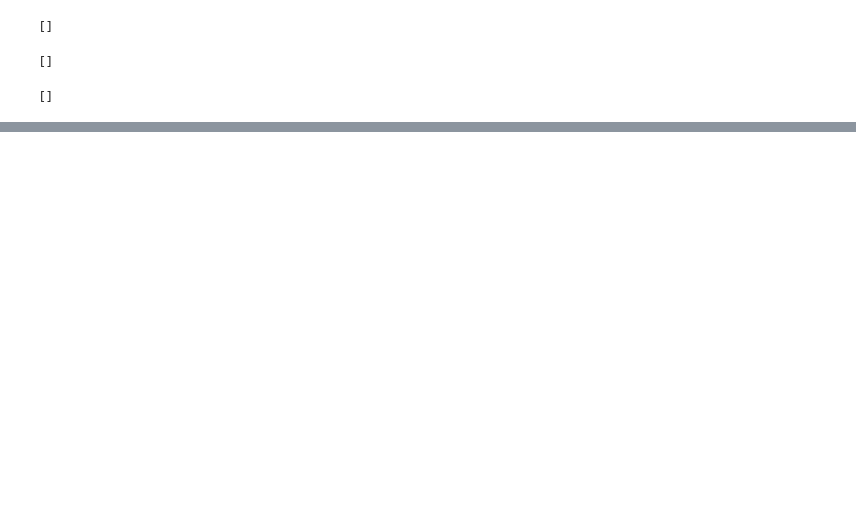
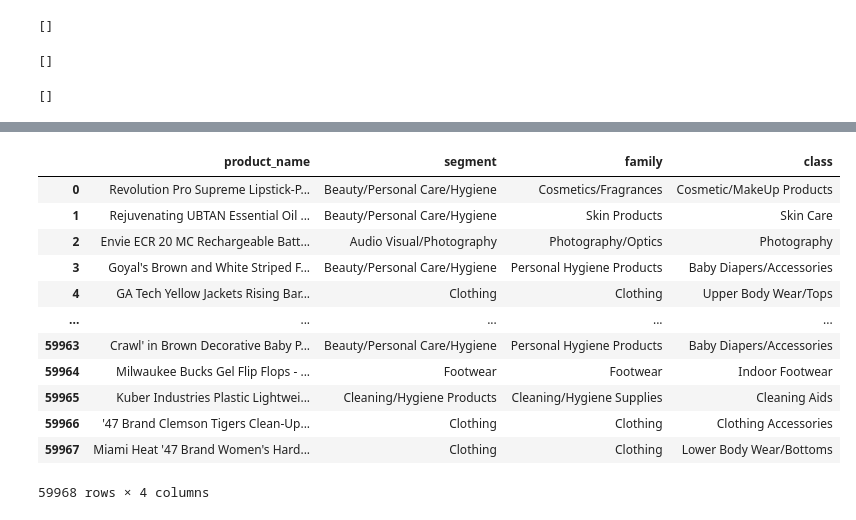
Before and after one commit to OmarSamirz/Prodify-V2.0, a Jupyter notebook: src/usda_map_dataset.ipynb, the cells around one changed output, grey strips where cells are left out. Drawn from its saved outputs; the diff is of its cells as text; code cells hidden in the pictures; blank space fills up the shorter version.

```diff
--- a/src/usda_map_dataset.ipynb
+++ b/src/usda_map_dataset.ipynb
@@ -133,0 +168,17 @@ df_usda[df_usda["family"].isna()]
+# %%
+df_train = pd.read_csv(FULL_TRAIN_DATASET_PATH)
+df_train
+# %% [output]
+|  | product_name | segment | family | class |
+| 0 | Revolution Pro Supreme Lipstick-P... | Beauty/Personal Care/Hygiene | Cosmetics/Fragrances | Cosmetic/MakeUp Products |
+| 1 | Rejuvenating UBTAN Essential Oil ... | Beauty/Personal Care/Hygiene | Skin Products | Skin Care |
+| 2 | Envie ECR 20 MC Rechargeable Batt... | Audio Visual/Photography | Photography/Optics | Photography |
+| 3 | Goyal's Brown and White Striped F... | Beauty/Personal Care/Hygiene | Personal Hygiene Products | Baby Diapers/Accessories |
+| 4 | GA Tech Yellow Jackets Rising Bar... | Clothing | Clothing | Upper Body Wear/Tops |
+| ... | ... | ... | ... | ... |
+| 59963 | Crawl' in Brown Decorative Baby P... | Beauty/Personal Care/Hygiene | Personal Hygiene Products | Baby Diapers/Accessories |
+| 59964 | Milwaukee Bucks Gel Flip Flops - ... | Footwear | Footwear | Indoor Footwear |
+| 59965 | Kuber Industries Plastic Lightwei... | Cleaning/Hygiene Products | Cleaning/Hygiene Supplies | Cleaning Aids |
+| 59966 | '47 Brand Clemson Tigers Clean-Up... | Clothing | Clothing | Clothing Accessories |
+| 59967 | Miami Heat '47 Brand Women's Hard... | Clothing | Clothing | Lower Body Wear/Bottoms |
+59968 rows × 4 columns
```
Also changed, not shown: parts of 18 cells of this notebook, 8 other files.
